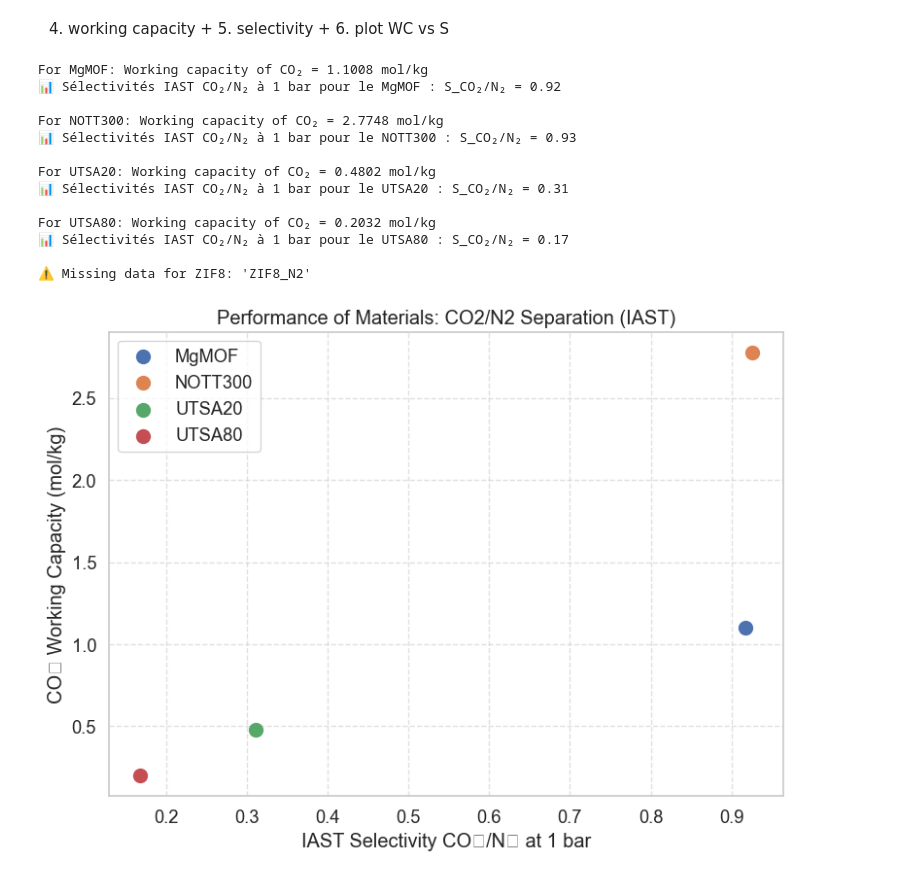
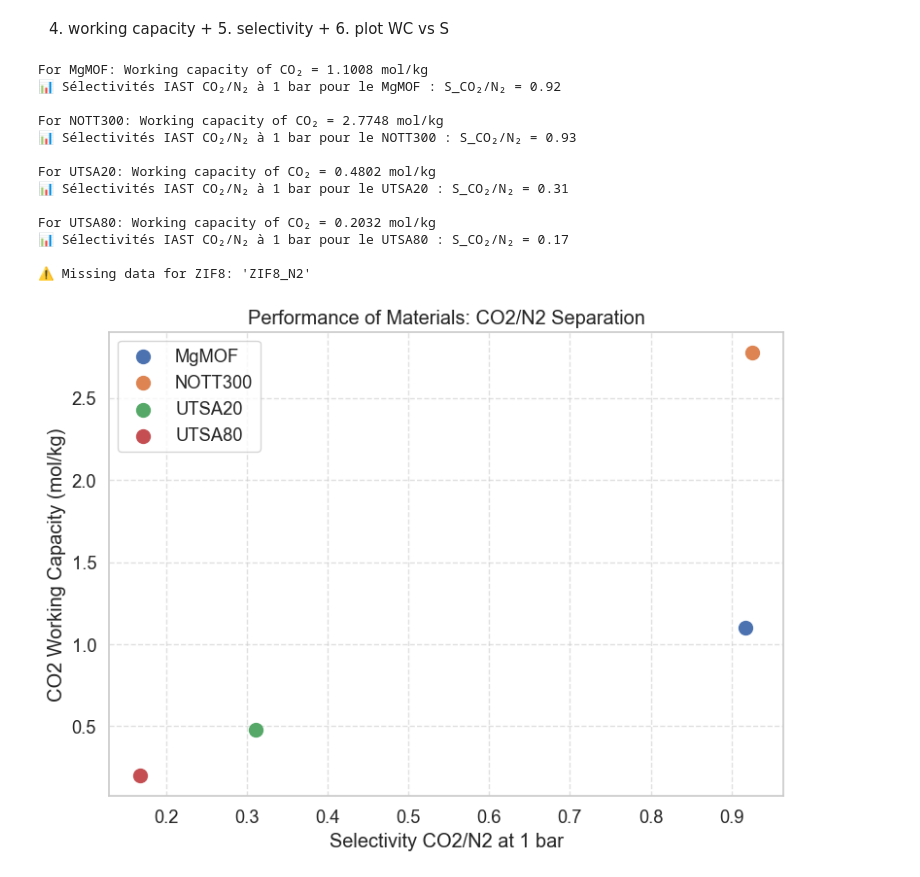
Before and after one commit to LucasEiche/ModLab_groupK, a Jupyter notebook: Project 2/data_extraction.ipynb, the cells around one changed output. Cells and saved outputs as stored; diff of their text form; code cells hidden in the pictures.

Commit message:
changed last graph a bit

```diff
--- a/Project 2/data_extraction.ipynb
+++ b/Project 2/data_extraction.ipynb
@@ -338,34 +338,34 @@ for material in materials:
 # Transforming selectivities into DataFrame
 df_select = pd.DataFrame(selectivities)
 
 # Adding the corresponding working capacity
 df_select["Working Capacity (mol/kg)"] = df_select["Material"].map(working_capacities)
 
 plt.figure(figsize=(8, 6))
 
 # Scatter plot with annotations
 for _, row in df_select.iterrows():
     plt.scatter(row["Selectivity CO2/N2"], row["Working Capacity (mol/kg)"], s=100, label=row["Material"])
 
-plt.xlabel("IAST Selectivity CO₂/N₂ at 1 bar")
-plt.ylabel("CO₂ Working Capacity (mol/kg)")
-plt.title("Performance of Materials: CO2/N2 Separation (IAST)")
+plt.xlabel("Selectivity CO2/N2 at 1 bar")
+plt.ylabel("CO2 Working Capacity (mol/kg)")
+plt.title("Performance of Materials: CO2/N2 Separation")
 plt.legend()
 plt.grid(True, linestyle="--", alpha=0.6)
 plt.tight_layout()
 plt.show()
 # %% [output]
 For MgMOF: Working capacity of CO₂ = 1.1008 mol/kg
 📊 Sélectivités IAST CO₂/N₂ à 1 bar pour le MgMOF : S_CO₂/N₂ = 0.92
 
 For NOTT300: Working capacity of CO₂ = 2.7748 mol/kg
 📊 Sélectivités IAST CO₂/N₂ à 1 bar pour le NOTT300 : S_CO₂/N₂ = 0.93
 
 For UTSA20: Working capacity of CO₂ = 0.4802 mol/kg
 📊 Sélectivités IAST CO₂/N₂ à 1 bar pour le UTSA20 : S_CO₂/N₂ = 0.31
 
 For UTSA80: Working capacity of CO₂ = 0.2032 mol/kg
 📊 Sélectivités IAST CO₂/N₂ à 1 bar pour le UTSA80 : S_CO₂/N₂ = 0.17
 
 ⚠️ Missing data for ZIF8: 'ZIF8_N2'
-[figure, old version]
+[figure, new version]
```
